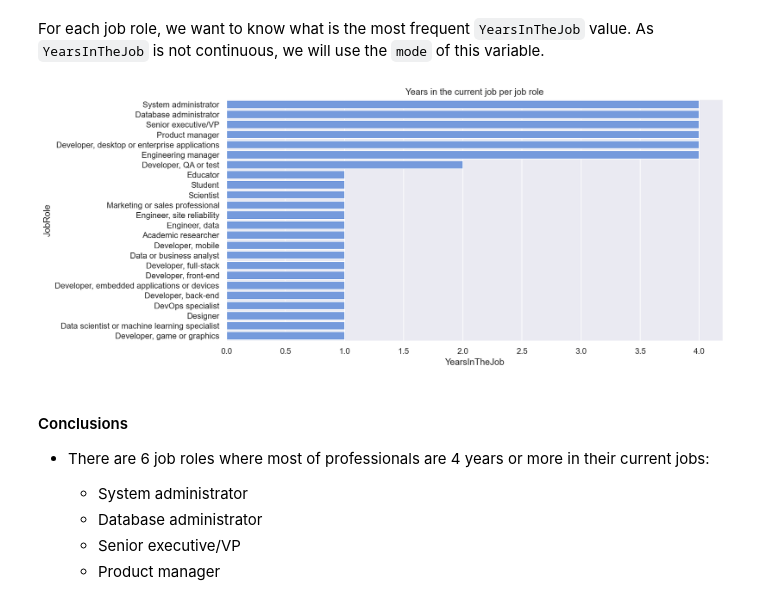
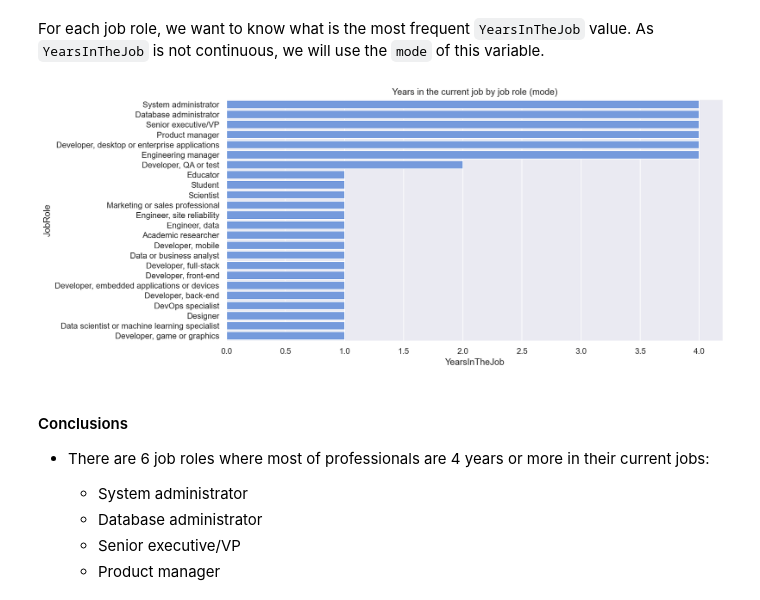
Before and after one commit to besson/stackoverflow-analytics, a Jupyter notebook: exploratory_analysis.ipynb, the cells around one changed output. Drawn from its saved outputs; the diff is of its cells as text; code cells hidden in the pictures.

```diff
--- a/exploratory_analysis.ipynb
+++ b/exploratory_analysis.ipynb
@@ -133,8 +133,8 @@ p1_df[['JobRole', 'YearsInTheJob']].head()
 # %% [markdown]
 Let's also prepared `YearsCode` variable:
 # %%
-p1_df['YearsCode'] = p1_df['YearsCode'].fillna(value=-1)
-p1_df.loc[:,'YearsCode'] = p1_df['YearsCode'].apply(transform_coding_experience)
+p1_df['YearsCodePro'] = p1_df['YearsCodePro'].fillna(value=-1)
+p1_df.loc[:,'YearsCodePro'] = p1_df['YearsCodePro'].apply(transform_coding_experience)
 # %% [markdown]
 ### Answering the question
 # %% [markdown]
@@ -142,13 +142,13 @@ For each job role, we want to know what is the most frequent `YearsInTheJob` val
 # %%
 agg_p1_df = p1_df.groupby(['JobRole']).agg({'YearsInTheJob': lambda x: x.value_counts().index[0]})\
                  .sort_values(by='YearsInTheJob', ascending=False)\
                  .reset_index()
 
 plt.figure(figsize=(12,6))
 sns.barplot(x='YearsInTheJob', y='JobRole', orient='h', data=agg_p1_df, color='cornflowerblue');
-plt.title('Years in the current job per job role');
+plt.title('Years in the current job by job role (mode)');
 # %% [output]
-[figure, old version]
+[figure, new version]
 # %% [markdown]
 #### Conclusions
 
```
Also changed, not shown: parts of 6 cells of this notebook, 5 other files.
